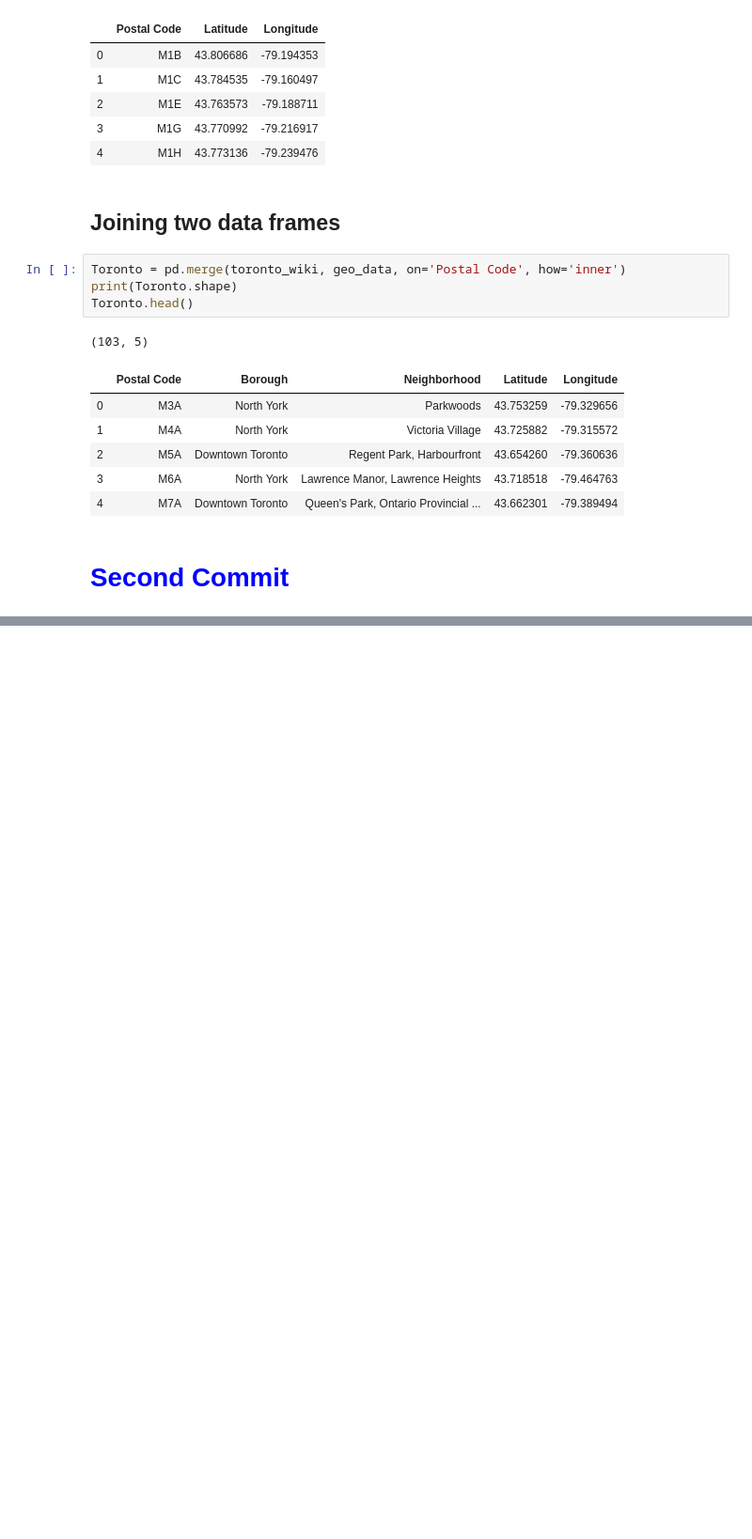
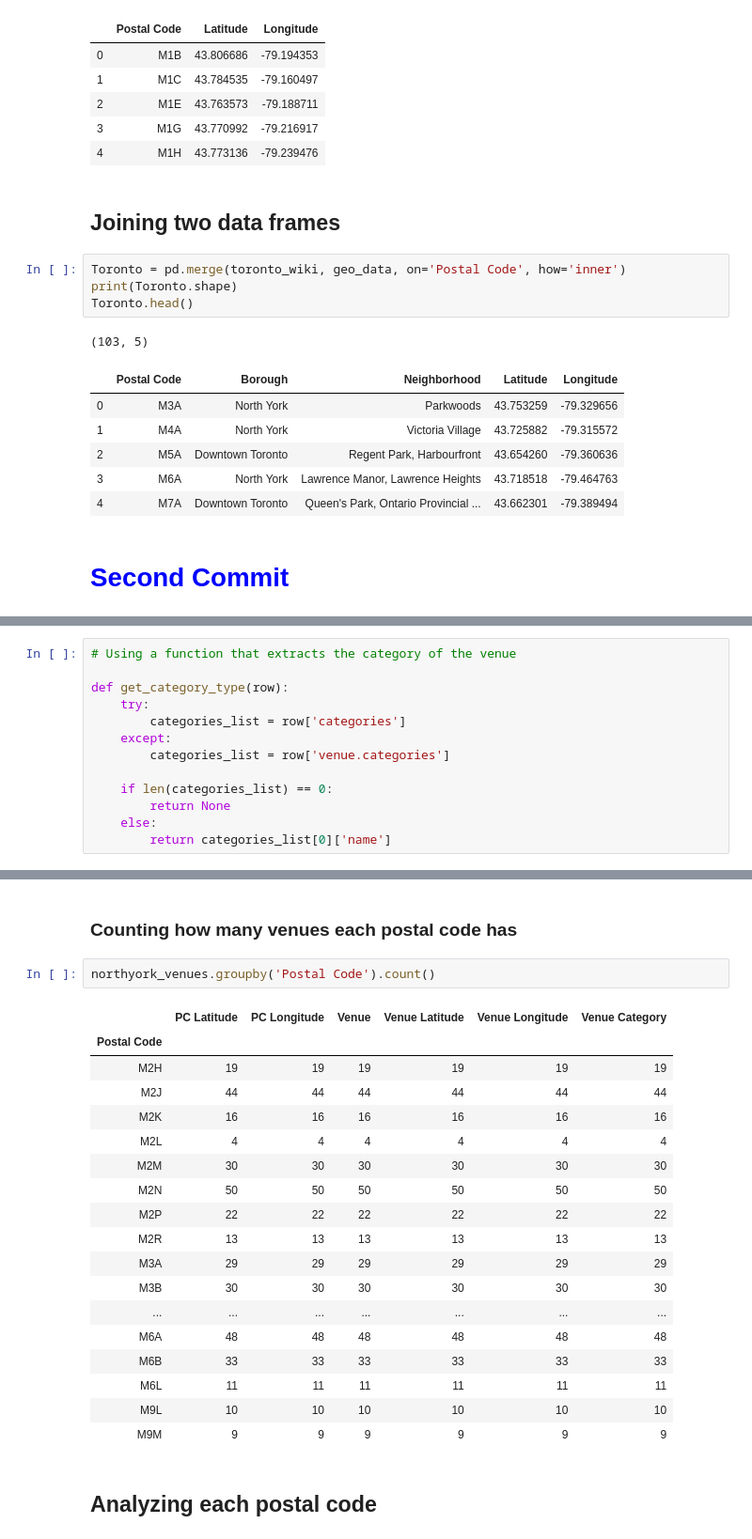
Before and after one commit to lorena-gonzalez/Coursera_Capstone, a Jupyter notebook: Segmenting and Clustering Neighborhoods in Toronto.ipynb, the cells around one changed output, grey strips where cells are left out. Shown at 94% size. Drawn from its saved outputs; the diff is of its cells as text; blank space fills up the shorter version.

```diff
--- a/Segmenting and Clustering Neighborhoods in Toronto.ipynb
+++ b/Segmenting and Clustering Neighborhoods in Toronto.ipynb
@@ -141,0 +266,13 @@ Toronto.head()
+# %%
+# Using a function that extracts the category of the venue
+
+def get_category_type(row):
+    try:
+        categories_list = row['categories']
+    except:
+        categories_list = row['venue.categories']
+
+    if len(categories_list) == 0:
+        return None
+    else:
+        return categories_list[0]['name']
@@ -141,0 +388,25 @@ Toronto.head()
+# %% [markdown]
+### Counting how many venues each postal code has
+# %%
+northyork_venues.groupby('Postal Code').count()
+# %% [output]
+|  | PC Latitude | PC Longitude | Venue | Venue Latitude | Venue Longitude | Venue Category |
+| Postal Code |  |  |  |  |  |  |
+| M2H | 19 | 19 | 19 | 19 | 19 | 19 |
+| M2J | 44 | 44 | 44 | 44 | 44 | 44 |
+| M2K | 16 | 16 | 16 | 16 | 16 | 16 |
+| M2L | 4 | 4 | 4 | 4 | 4 | 4 |
+| M2M | 30 | 30 | 30 | 30 | 30 | 30 |
+| M2N | 50 | 50 | 50 | 50 | 50 | 50 |
+| M2P | 22 | 22 | 22 | 22 | 22 | 22 |
+| M2R | 13 | 13 | 13 | 13 | 13 | 13 |
+| M3A | 29 | 29 | 29 | 29 | 29 | 29 |
+| M3B | 30 | 30 | 30 | 30 | 30 | 30 |
+| ... | ... | ... | ... | ... | ... | ... |
+| M6A | 48 | 48 | 48 | 48 | 48 | 48 |
+| M6B | 33 | 33 | 33 | 33 | 33 | 33 |
+| M6L | 11 | 11 | 11 | 11 | 11 | 11 |
+| M9L | 10 | 10 | 10 | 10 | 10 | 10 |
+| M9M | 9 | 9 | 9 | 9 | 9 | 9 |
+# %% [markdown]
+## Analyzing each postal code
```
Also changed, not shown: parts of 51 cells of this notebook.
